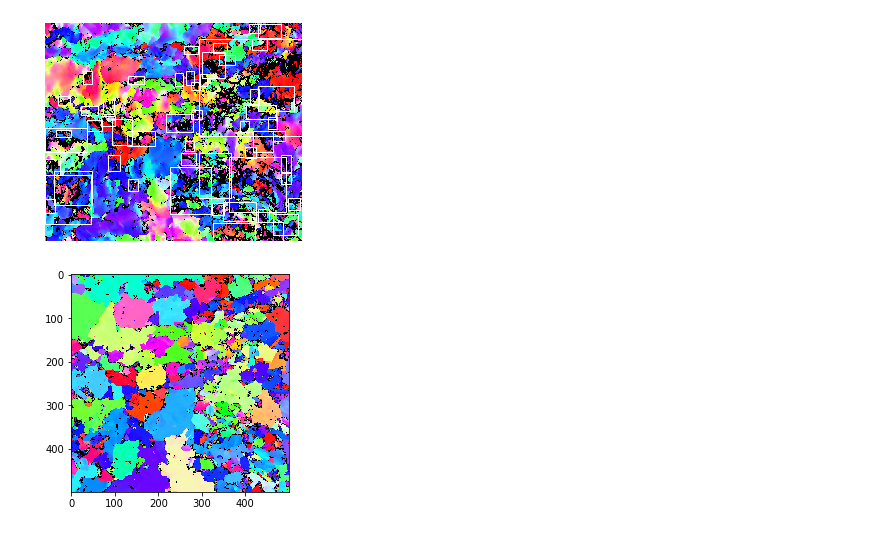
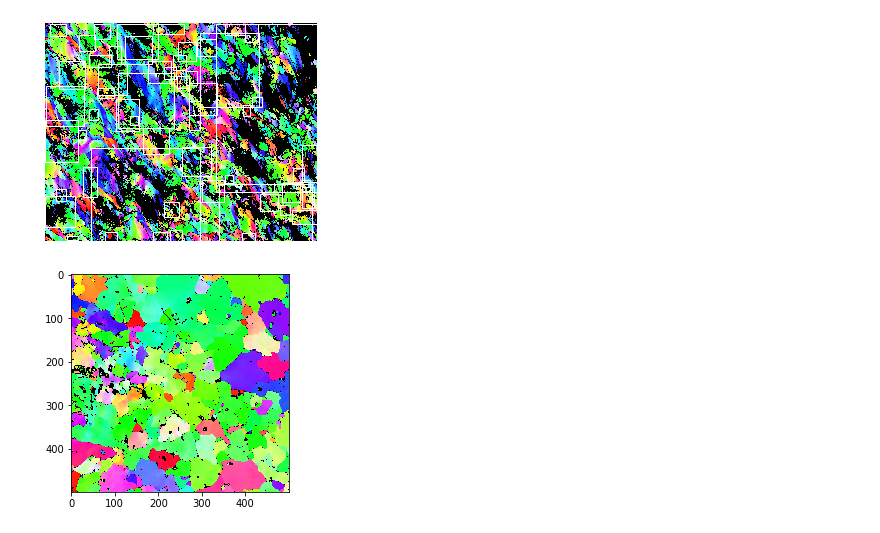
Before and after one commit to tsukiyashirokisaki/dp780, a Jupyter notebook: deform.ipynb, the cells around one changed output. Saved outputs shown, nothing was run; the diff lists cells and outputs as text; code cells hidden in the pictures.

```diff
--- a/deform.ipynb
+++ b/deform.ipynb
@@ -41,7 +40,7 @@ def prepare_location(option):
     for index in range(len(dataset.aft)):
         phase=dataset.aft[index].data["Phase"]
         h,w=phase.shape
-        cv2.imwrite("output/{option}_{date}_phase.png".format(option=option,date=dataset.dates[index]),(255*(1-phase)).astype("int"))
+#         cv2.imwrite("output/{option}_{date}_phase.png".format(option=option,date=dataset.dates[index]),(255*(1-phase)).astype("int"))
         cluster=dict()
         ind = 1
         zero_solution=set()
@@ -72,7 +71,7 @@ def prepare_location(option):
                     for (i,j) in cluster[key].pixels:
                         phase_aft[i,j]=0
                     crack.append(key)
-        cv2.imwrite("output/{option}_{date}_after.png".format(option=option,date=dataset.dates[index]),(255*phase_aft).astype("int"))
+#         cv2.imwrite("output/{option}_{date}_after.png".format(option=option,date=dataset.dates[index]),(255*phase_aft).astype("int"))
         crack_rec = []
         for id in crack:
             sample=np.array(list(cluster[id].pixels))
@@ -83,39 +82,39 @@ def prepare_location(option):
         im_ = dataset.im_[index]
         fig,ax = plt.subplots(1)
         ax.axis('off')
-        ax.imshow(im_[:,:,6:][...,[2,1,0]])
+        ax.imshow(im_[:,:,:3][...,[2,1,0]])
         corner_d = []
         for i in range(len(crack_rec)):
             top,bot,left,right = crack_rec[i]
             try:
                 rect = patches.Rectangle((left,top),right-left,bot-top,linewidth=1,edgecolor='w',facecolor='none')
                 ax.add_patch(rect)
                 corner_d.append([top,left])
                 corner_b.append(p)
             except:
                 pass
         plt.savefig("output/{option}_{date}d.png".format(option=option,date=dataset.dates[index]),dpi=600,bbox_inches='tight',pad_inches=0)
         plt.show()
         fig,ax = plt.subplots(1)
-        ax.imshow(dataset.im[index][:,:,6:][...,[2,1,0]])
-        cv2.imwrite("output/{option}_{date}b.png".format(option=option,date=dataset.dates[index]),255*dataset.im[index][:,:,6:])
+        ax.imshow(dataset.im[index][:,:,:3][...,[2,1,0]])
+        cv2.imwrite("output/{option}_{date}b.png".format(option=option,date=dataset.dates[index]),255*dataset.im[index][:,:,:3])
 #         plt.savefig("output/{option}{index}b.png".format(option=option,index=index),dpi=600)
         # w0,h0,w,h
 #         for i in range(len(corner_b)):
 #             top,left = corner_b[i]
 #             rect = patches.Rectangle((left,top),50,50,linewidth=1,edgecolor='w',facecolor='none')
 #             ax.add_patch(rect)
 #         plt.savefig("output/{option}{index}b.png".format(option=option,index=index),dpi=600)
 #         plt.show()
 #         np.save("output/{option}_corner_{index}.npy".format(option=option,index=index),[corner_b,corner_d])
 # prepare_location("train")
 # prepare_location("test")
-prepare_location("780/test")
+prepare_location("590/test")
 # prepare_location("780/train")
 # prepare_location("780/val")
 # prepare_location("980/train")
 # prepare_location("980/val")
 # prepare_location("1180/train")
 # %% [output]
-[figure, old version]
+[figure, new version]
-[figure, old version]
+[figure, new version]
```
Also changed, not shown: parts of 1 cell of this notebook, 7 other files.
